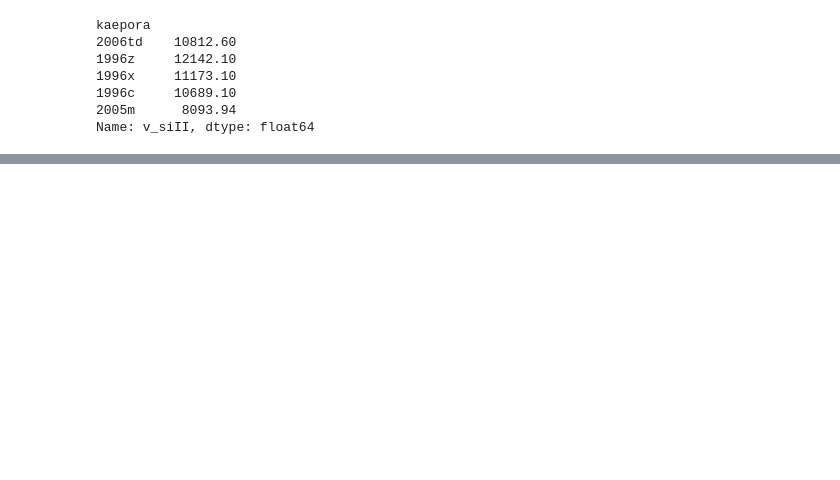
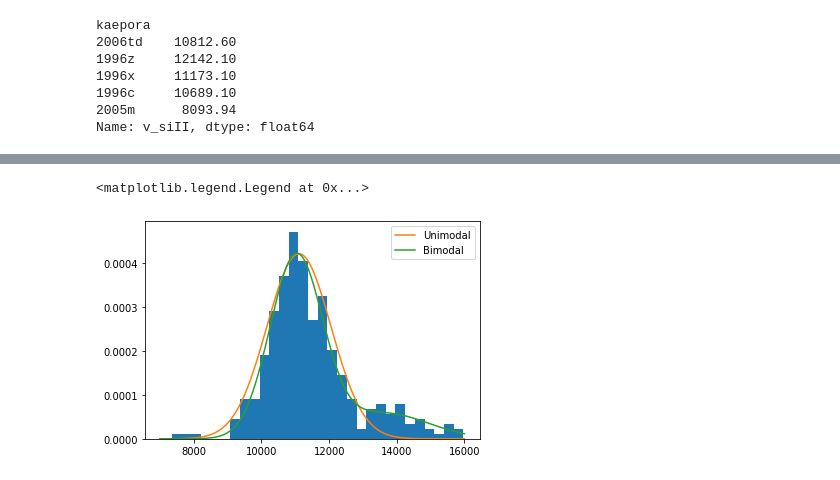
Before and after one commit to ketozhang/ejecta-velocities-of-type-Ia-supernovae, a Jupyter notebook: binned_fitting.ipynb, the cells around one changed output, grey strips where cells are left out. Drawn from its saved outputs; the diff is of its cells as text; code cells hidden in the pictures; blank space fills up the shorter version.

```diff
--- a/binned_fitting.ipynb
+++ b/binned_fitting.ipynb
@@ -38,0 +81,3 @@ plt.plot(np.linspace(8000, 16000, 100), rv.pdf(np.linspace(8000, 16000, 100)))
+# %%
+unimodal_params = np.loadtxt('results/binned_unimodal_params.csv', delimiter=',')
+bimodal_params = np.loadtxt('results/binned_bimodal_params.csv', delimiter=',')
@@ -38,0 +100,11 @@ plt.plot(np.linspace(8000, 16000, 100), rv.pdf(np.linspace(8000, 16000, 100)))
+# %%
+# plt.hist(data, bins, density=True)
+
+_x = np.linspace(7000, 16000, 1000)
+plt.hist(data, bins, density=True)
+plt.plot(_x, gaussian(_x, *unimodal_params), label="Unimodal")
+plt.plot(_x, bimodal_gaussian(_x, *bimodal_params), label="Bimodal")
+plt.legend()
+# %% [output]
+<matplotlib.legend.Legend at 0x...>
+[figure, added]
```
Also changed, not shown: parts of 6 cells of this notebook, 16 other files.
